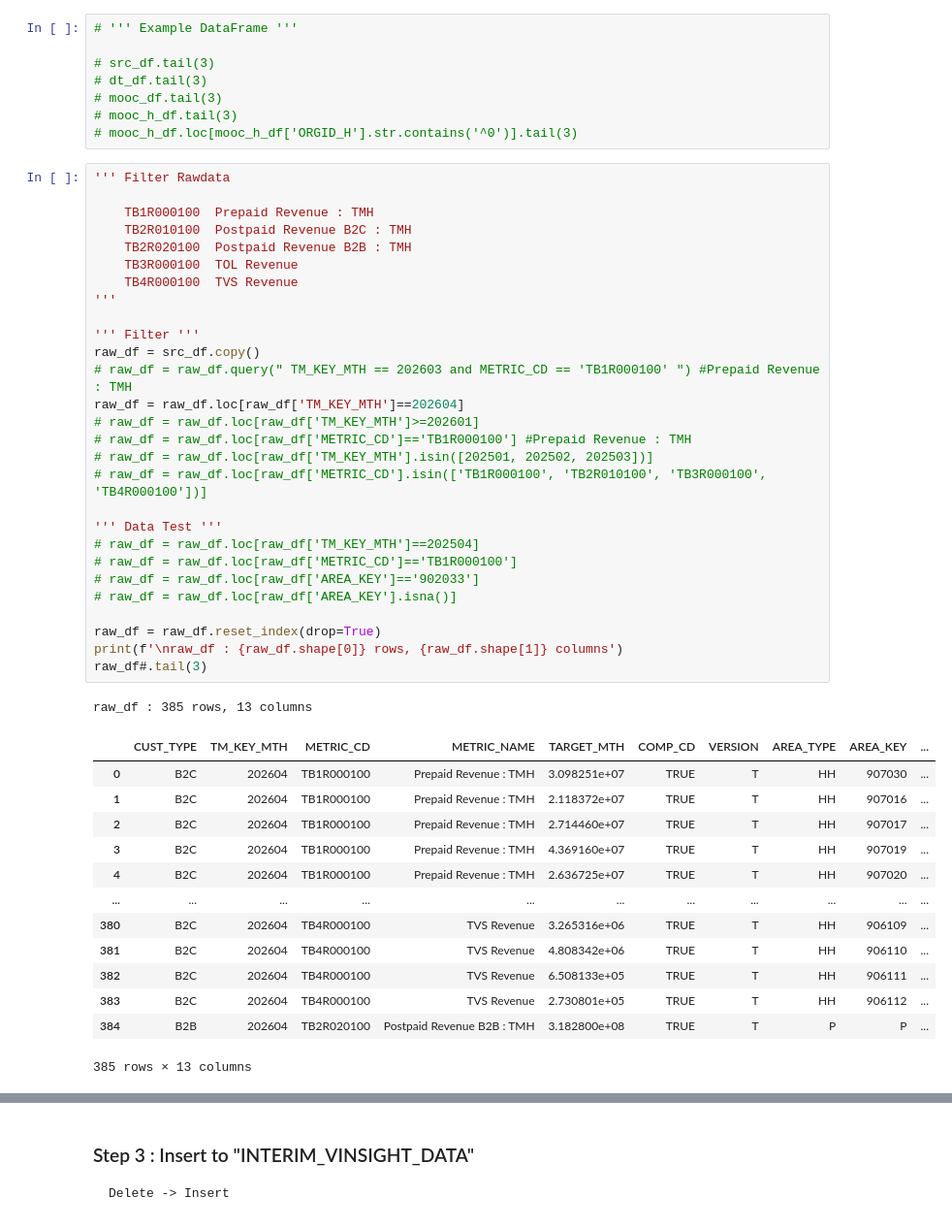
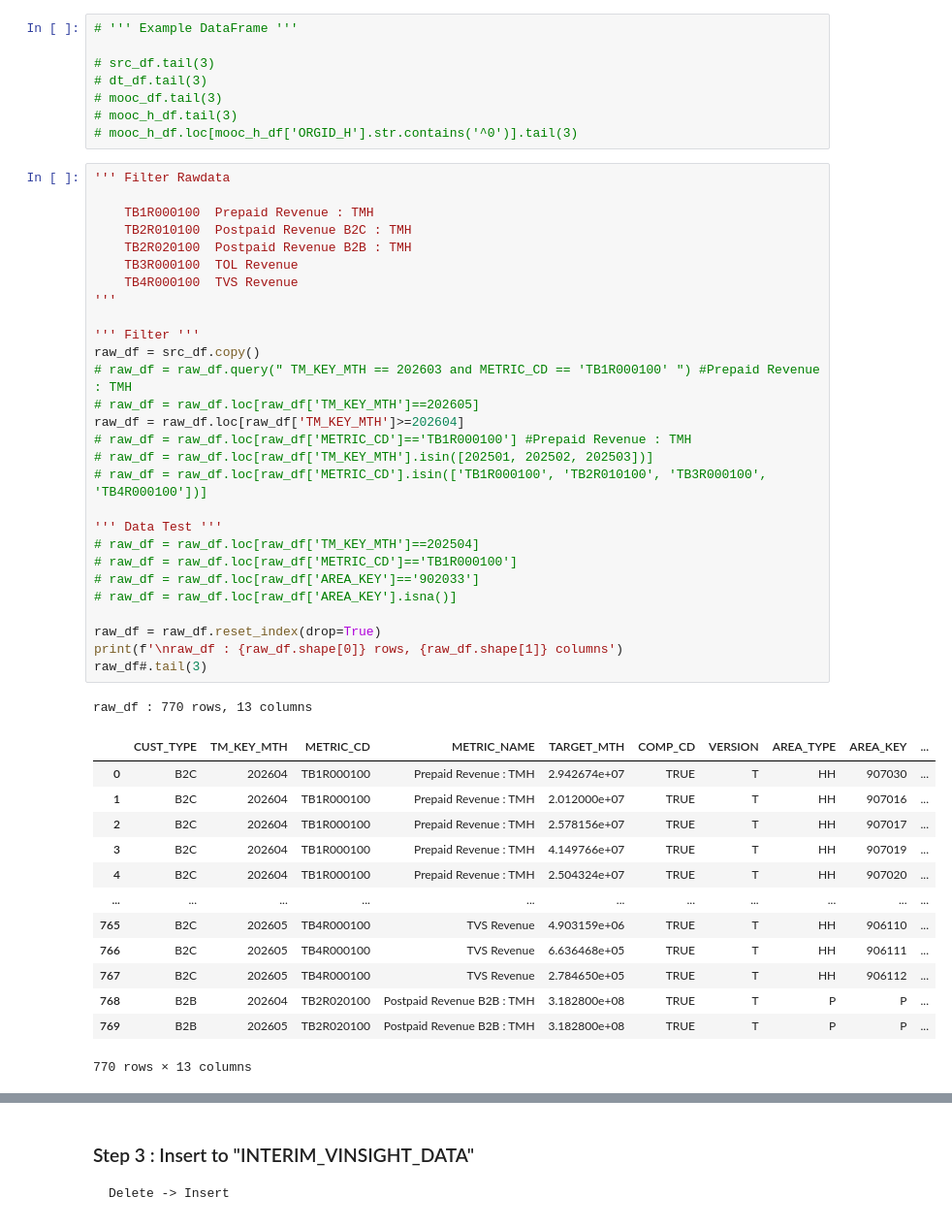
Before and after one commit to ruzlim/Jupyter, a Jupyter notebook: ETL/Target/Target Revenue TRUE.ipynb, the cells around one changed output, grey strips where cells are left out. Shown at 97% size. Cells and saved outputs as stored; diff of their text form.

```diff
--- a/ETL/Target/Target Revenue TRUE.ipynb
+++ b/ETL/Target/Target Revenue TRUE.ipynb
@@ -162,46 +162,46 @@ bill_cycle_df = bill_cycle_df[bill_cycle_cols]
 # %%
 ''' Filter Rawdata
 
     TB1R000100	Prepaid Revenue : TMH
     TB2R010100	Postpaid Revenue B2C : TMH
     TB2R020100	Postpaid Revenue B2B : TMH
     TB3R000100	TOL Revenue
     TB4R000100	TVS Revenue
 '''
 
 ''' Filter '''
 raw_df = src_df.copy()
 # raw_df = raw_df.query(" TM_KEY_MTH == 202603 and METRIC_CD == 'TB1R000100' ") #Prepaid Revenue : TMH
-raw_df = raw_df.loc[raw_df['TM_KEY_MTH']==202604]
-# raw_df = raw_df.loc[raw_df['TM_KEY_MTH']>=202601]
+# raw_df = raw_df.loc[raw_df['TM_KEY_MTH']==202605]
+raw_df = raw_df.loc[raw_df['TM_KEY_MTH']>=202604]
 # raw_df = raw_df.loc[raw_df['METRIC_CD']=='TB1R000100'] #Prepaid Revenue : TMH
 # raw_df = raw_df.loc[raw_df['TM_KEY_MTH'].isin([202501, 202502, 202503])]
 # raw_df = raw_df.loc[raw_df['METRIC_CD'].isin(['TB1R000100', 'TB2R010100', 'TB3R000100', 'TB4R000100'])]
 
 ''' Data Test '''
 # raw_df = raw_df.loc[raw_df['TM_KEY_MTH']==202504]
 # raw_df = raw_df.loc[raw_df['METRIC_CD']=='TB1R000100']
 # raw_df = raw_df.loc[raw_df['AREA_KEY']=='902033']
 # raw_df = raw_df.loc[raw_df['AREA_KEY'].isna()]
 
 raw_df = raw_df.reset_index(drop=True)
 print(f'\nraw_df : {raw_df.shape[0]} rows, {raw_df.shape[1]} columns')
 raw_df#.tail(3)
 # %% [output]
-raw_df : 385 rows, 13 columns
+raw_df : 770 rows, 13 columns
 |  | CUST_TYPE | TM_KEY_MTH | METRIC_CD | METRIC_NAME | TARGET_MTH | COMP_CD | VERSION | AREA_TYPE | AREA_KEY | ... |
-| 0 | B2C | 202604 | TB1R000100 | Prepaid Revenue : TMH | 3.098251e+07 | TRUE | T | HH | 907030 | ... |
-| 1 | B2C | 202604 | TB1R000100 | Prepaid Revenue : TMH | 2.118372e+07 | TRUE | T | HH | 907016 | ... |
-| 2 | B2C | 202604 | TB1R000100 | Prepaid Revenue : TMH | 2.714460e+07 | TRUE | T | HH | 907017 | ... |
-| 3 | B2C | 202604 | TB1R000100 | Prepaid Revenue : TMH | 4.369160e+07 | TRUE | T | HH | 907019 | ... |
-| 4 | B2C | 202604 | TB1R000100 | Prepaid Revenue : TMH | 2.636725e+07 | TRUE | T | HH | 907020 | ... |
+| 0 | B2C | 202604 | TB1R000100 | Prepaid Revenue : TMH | 2.942674e+07 | TRUE | T | HH | 907030 | ... |
+| 1 | B2C | 202604 | TB1R000100 | Prepaid Revenue : TMH | 2.012000e+07 | TRUE | T | HH | 907016 | ... |
+| 2 | B2C | 202604 | TB1R000100 | Prepaid Revenue : TMH | 2.578156e+07 | TRUE | T | HH | 907017 | ... |
+| 3 | B2C | 202604 | TB1R000100 | Prepaid Revenue : TMH | 4.149766e+07 | TRUE | T | HH | 907019 | ... |
+| 4 | B2C | 202604 | TB1R000100 | Prepaid Revenue : TMH | 2.504324e+07 | TRUE | T | HH | 907020 | ... |
 | ... | ... | ... | ... | ... | ... | ... | ... | ... | ... | ... |
-| 380 | B2C | 202604 | TB4R000100 | TVS Revenue | 3.265316e+06 | TRUE | T | HH | 906109 | ... |
-| 381 | B2C | 202604 | TB4R000100 | TVS Revenue | 4.808342e+06 | TRUE | T | HH | 906110 | ... |
-| 382 | B2C | 202604 | TB4R000100 | TVS Revenue | 6.508133e+05 | TRUE | T | HH | 906111 | ... |
-| 383 | B2C | 202604 | TB4R000100 | TVS Revenue | 2.730801e+05 | TRUE | T | HH | 906112 | ... |
-| 384 | B2B | 202604 | TB2R020100 | Postpaid Revenue B2B : TMH | 3.182800e+08 | TRUE | T | P | P | ... |
+| 765 | B2C | 202605 | TB4R000100 | TVS Revenue | 4.903159e+06 | TRUE | T | HH | 906110 | ... |
+| 766 | B2C | 202605 | TB4R000100 | TVS Revenue | 6.636468e+05 | TRUE | T | HH | 906111 | ... |
+| 767 | B2C | 202605 | TB4R000100 | TVS Revenue | 2.784650e+05 | TRUE | T | HH | 906112 | ... |
+| 768 | B2B | 202604 | TB2R020100 | Postpaid Revenue B2B : TMH | 3.182800e+08 | TRUE | T | P | P | ... |
+| 769 | B2B | 202605 | TB2R020100 | Postpaid Revenue B2B : TMH | 3.182800e+08 | TRUE | T | P | P | ... |
-385 rows × 13 columns
+770 rows × 13 columns
 # %%
 ''' Join New & Existing '''
 
```
Also changed, not shown: parts of 17 cells of this notebook, 2 other files.
